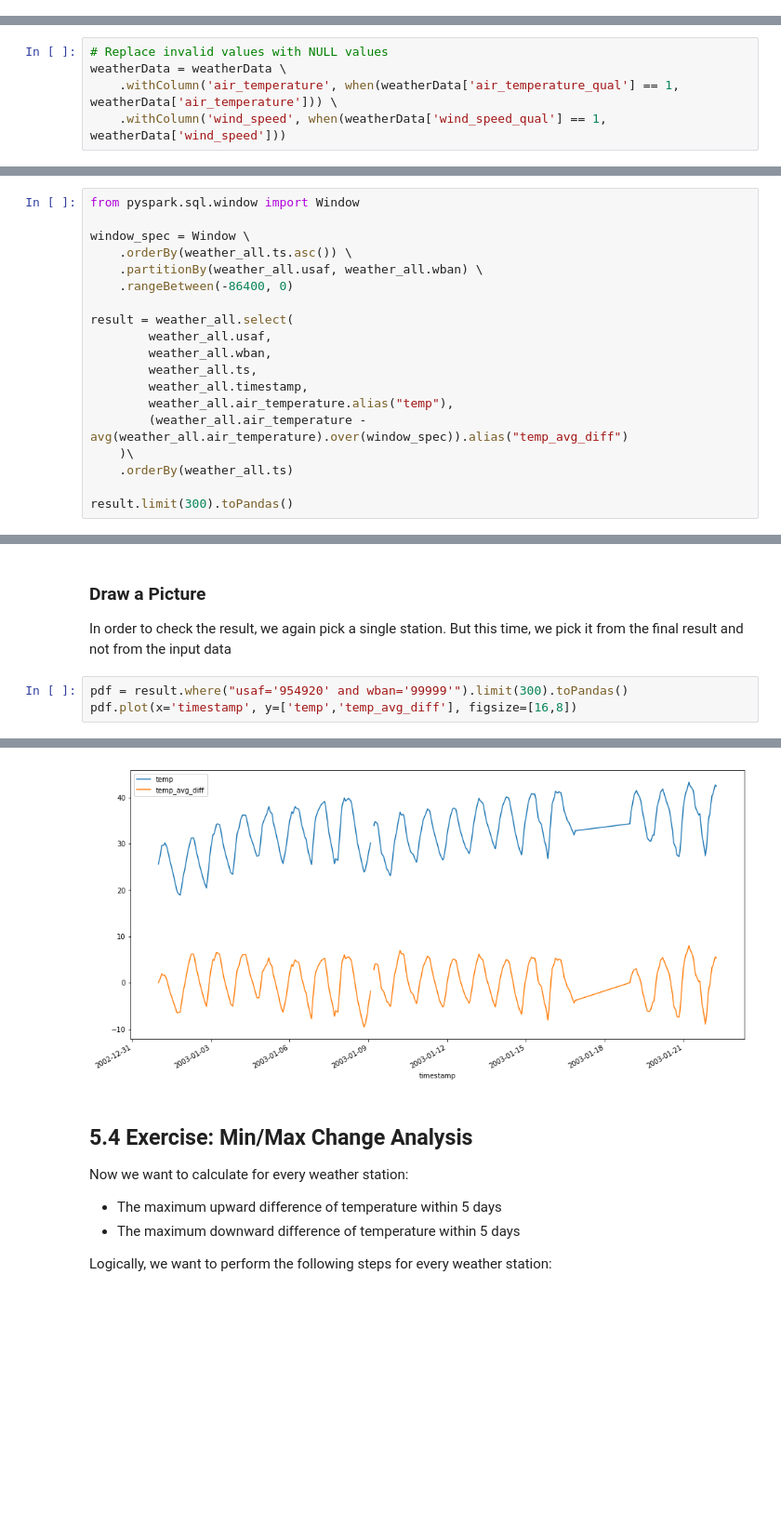
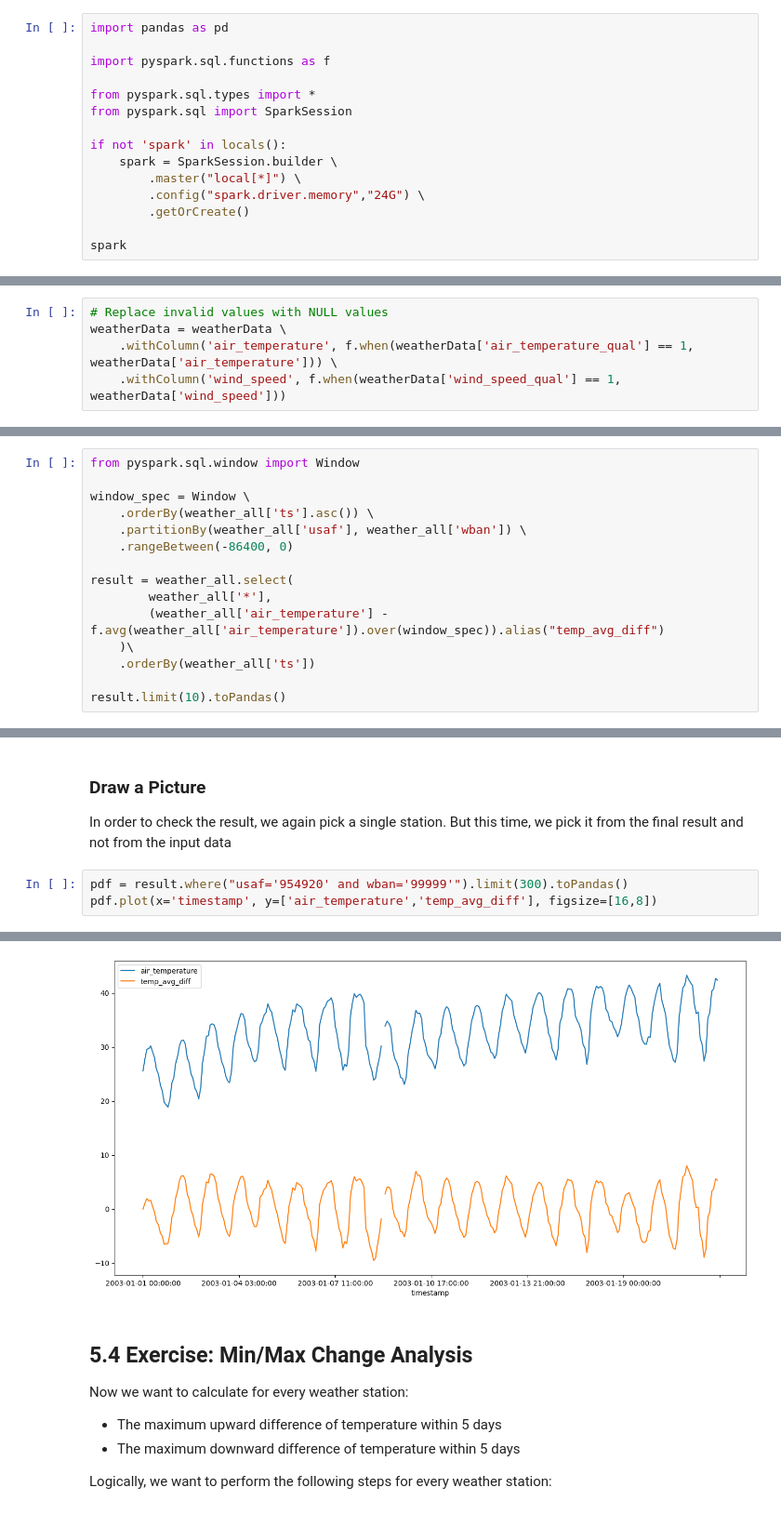
Before and after one commit to dimajix/pyspark-datascience, a Jupyter notebook: notebooks/06 - Window Functions - Full.ipynb, the cells around one changed output, grey strips where cells are left out. Shown at 93% size. Cells and saved outputs as stored; diff of their text form; blank space fills up the shorter version.

```diff
--- a/notebooks/06 - Window Functions - Full.ipynb
+++ b/notebooks/06 - Window Functions - Full.ipynb
@@ -4,3 +4,18 @@
 Spark also supports window functions for aggregations. Window functions allow more complex aggregations like sliding windows or ranking, where for each row a set of 'surrounding' rows are used for calculating an additional metric.
 
 In this example, we will use the weather data and add a sliding average temparature to the existing columns. The result DataFrame shall have both metrics: The actual temperature (as stored in the original records) and an averaged value.
+# %%
+import pandas as pd
+
+import pyspark.sql.functions as f
+
+from pyspark.sql.types import *
+from pyspark.sql import SparkSession
+
+if not 'spark' in locals():
+    spark = SparkSession.builder \
+        .master("local[*]") \
+        .config("spark.driver.memory","24G") \
+        .getOrCreate()
+
+spark
@@ -38,8 +56,8 @@ weatherData = rawWeatherData.select(
 # %%
 # Replace invalid values with NULL values
 weatherData = weatherData \
-    .withColumn('air_temperature', when(weatherData['air_temperature_qual'] == 1, weatherData['air_temperature'])) \
-    .withColumn('wind_speed', when(weatherData['wind_speed_qual'] == 1, weatherData['wind_speed']))
+    .withColumn('air_temperature', f.when(weatherData['air_temperature_qual'] == 1, weatherData['air_temperature'])) \
+    .withColumn('wind_speed', f.when(weatherData['wind_speed_qual'] == 1, weatherData['wind_speed']))
 # %%
 # Make the weather data available as a temporary view
 weather_all = weatherData.cache()
@@ -338,19 +366,15 @@ Let us calculate the difference of the current temperature to the average of the
 from pyspark.sql.window import Window
 
 window_spec = Window \
-    .orderBy(weather_all.ts.asc()) \
-    .partitionBy(weather_all.usaf, weather_all.wban) \
+    .orderBy(weather_all['ts'].asc()) \
+    .partitionBy(weather_all['usaf'], weather_all['wban']) \
     .rangeBetween(-86400, 0)
 
 result = weather_all.select(
-        weather_all.usaf,
-        weather_all.wban,
-        weather_all.ts,
-        weather_all.timestamp,
-        weather_all.air_temperature.alias("temp"),
-        (weather_all.air_temperature - avg(weather_all.air_temperature).over(window_spec)).alias("temp_avg_diff")
+        weather_all['*'],
+        (weather_all['air_temperature'] - f.avg(weather_all['air_temperature']).over(window_spec)).alias("temp_avg_diff")
     )\
-    .orderBy(weather_all.ts)
+    .orderBy(weather_all['ts'])
 
-result.limit(300).toPandas()
+result.limit(10).toPandas()
 # %% [output]
@@ -378,5 +395,5 @@ result.limit(300).toPandas()
 In order to check the result, we again pick a single station. But this time, we pick it from the final result and not from the input data
 # %%
 pdf = result.where("usaf='954920' and wban='99999'").limit(300).toPandas()
-pdf.plot(x='timestamp', y=['temp','temp_avg_diff'], figsize=[16,8])
+pdf.plot(x='timestamp', y=['air_temperature','temp_avg_diff'], figsize=[16,8])
 # %% [output]
@@ -384,4 +401,4 @@ pdf.plot(x='timestamp', y=['temp','temp_avg_diff'], figsize=[16,8])
-[figure, old version]
+[figure, new version]
 # %% [markdown]
 ## 5.4 Exercise: Min/Max Change Analysis
 
```
Also changed, not shown: parts of 13 cells of this notebook, 8 other files.
